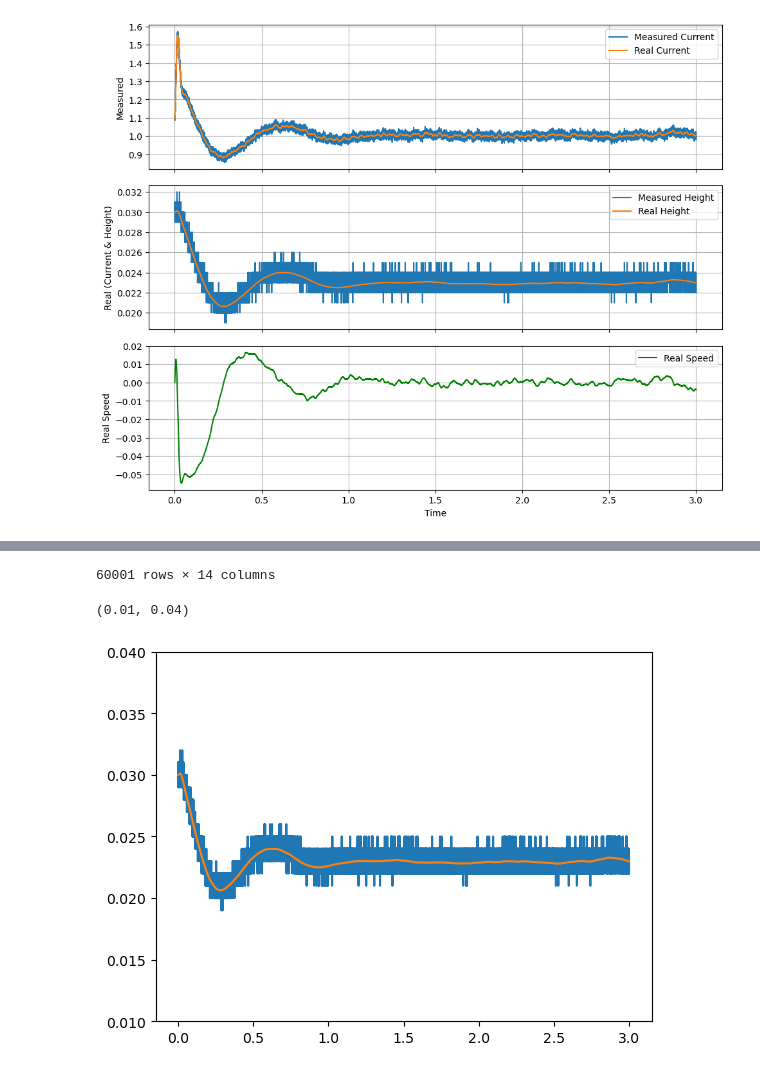
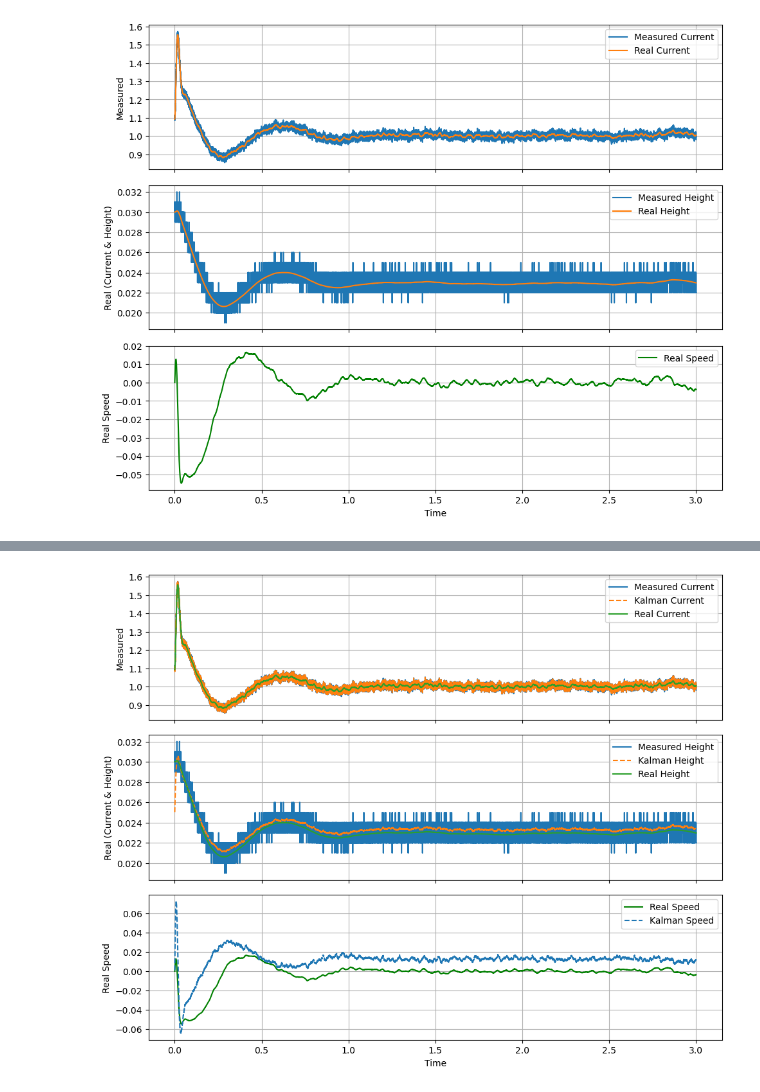
Before and after one commit to ga5am3/levitador_stm32, a Jupyter notebook: testing/test.ipynb, the cells around one changed output, grey strips where cells are left out. Cells and saved outputs as stored; diff of their text form; code cells hidden in the pictures.

```diff
--- a/testing/test.ipynb
+++ b/testing/test.ipynb
@@ -116,2 +207,21 @@ plt.show()
 # %%
+def rough_kalman(y, x_hat, u=None):
+    G = np.array([[0.988195, 0.0, 0.0],
+                  [0.000000, 1.000004, 0.000100],
+                  [-0.001783, 0.0784, 1.000004]])
+    C = np.array([[1, 0, 0],
+                  [0, 1, 0]])
+    H = np.array([0.003106, 0.0, -0.000003])
+    K = np.array([[0.999881277876667, -0.992773017041701],
+                  [-0.000118722123333, 0.007226982958299],
+                  [-0.002362645445556, 0.156316994328178]])
+
+    x_hat = G @ x_hat + H * u
+    x_hat = x_hat + K @ (y - C @ x_hat)
+    return x_hat
+
+# Run the function with the rough_kalman estimator
+results = run_estimator(rough_kalman, df)
+
+plot_results(df, results)
 # %% [output]
@@ -130,11 +228 @@ plt.show()
-60001 rows × 14 columns
+[figure, added]
-# %%
-
-
-plt.plot(df_py['time'], df_py['measured_height'], label='Measured Height')
-plt.plot(df_py['time'], df_py['real_height'], label='Real Height')
-plt.plot(df_py['time'], df_py['est_h_py'], label='Estimate Height')
-plt.ylim(0.01, 0.04)
-# %% [output]
-(0.01, 0.04)
-[figure, removed]
```
Also changed, not shown: parts of 4 cells of this notebook.
